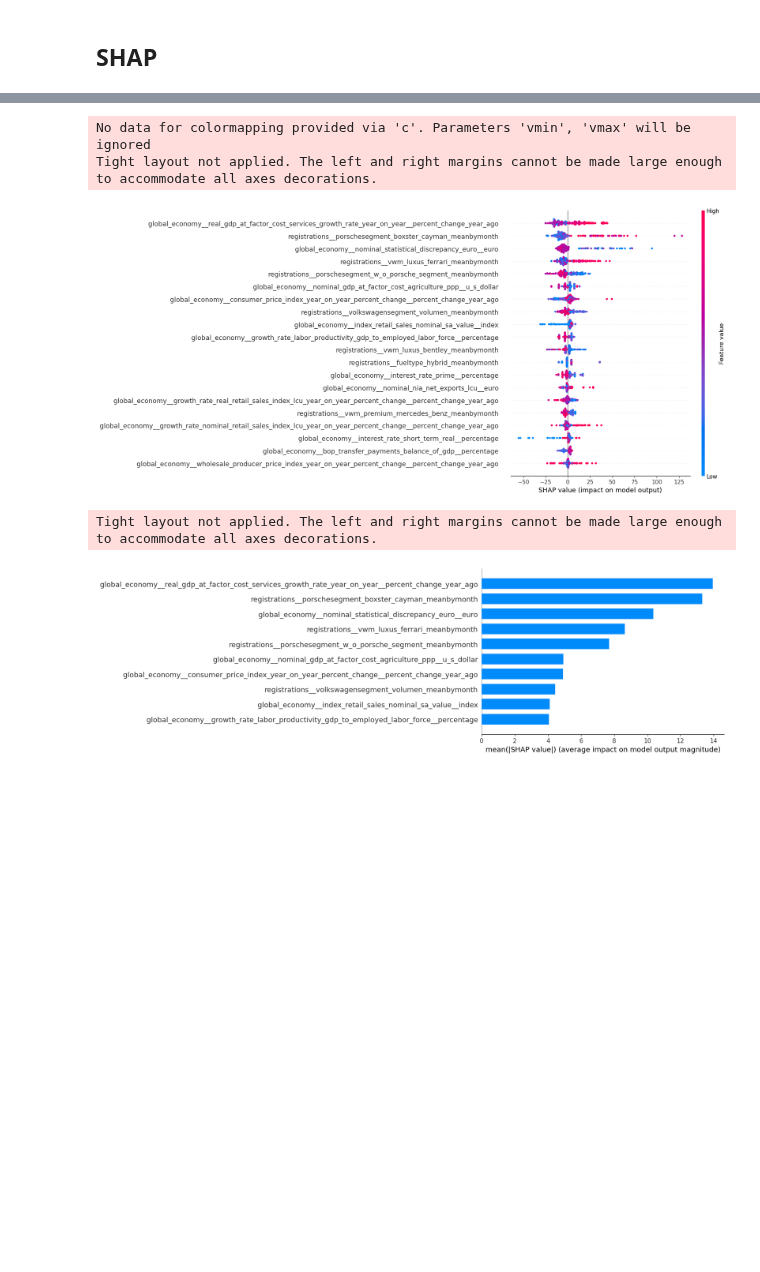
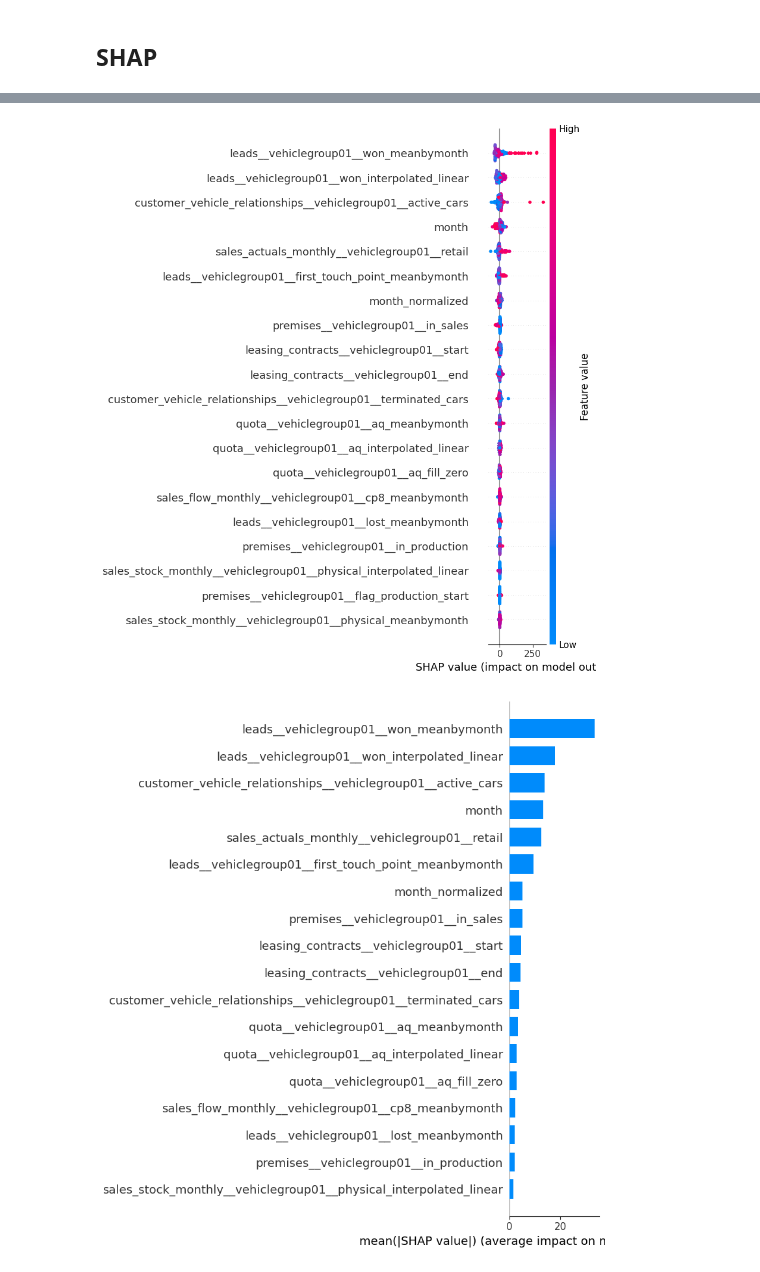
Before and after one commit to zuivu/porsche-forecast-sale, a Jupyter notebook: features_internal.ipynb, the cells around one changed output, grey strips where cells are left out. Drawn from its saved outputs; the diff is of its cells as text; code cells hidden in the pictures; blank space fills up the shorter version.

```diff
--- a/features_internal.ipynb
+++ b/features_internal.ipynb
@@ -148,7 +163,7 @@ X_with_target
 use_all_features = True
 # if false, assign checkup_features here
 checkup_features = ['quota__vehiclegroup01__aq'],['sales_flow_monthly__vehiclegroup01__cp8']
-input_df = df_external
+input_df = X
 
 #methods
 mean_per_month = True
@@ -268,6 +289,6 @@ Using `tqdm.autonotebook.tqdm` in notebook mode. Use `tqdm.tqdm` instead to forc
 # %%
 X= output_df
-
+print(X)
 # Replace countrynames with numbers 1 to 4
 if 'countryname' in X.columns:
     countryMapping = {'Country A': 1, 'Country B': 2, 'Country C': 3, 'Country D': 4}
@@ -277,6 +298,7 @@ if 'countryname' in X.columns:
 print(X.dtypes)
 
 
-y= df_internal.iloc[:, 3]
+
+#y= df_internal.iloc[:, 3]
 y.head()
 # %% [output]
@@ -310,12 +337,9 @@ Accuracy Score of the Model is:  0.999999978138381
 # %%
 shap.summary_plot(shap_values, X)
-shap.summary_plot(shap_values, X, plot_type='bar', max_display=10)
+shap.summary_plot(shap_values, X, plot_type='bar', max_display=18)
 # %% [output]
-No data for colormapping provided via 'c'. Parameters 'vmin', 'vmax' will be ignored
-Tight layout not applied. The left and right margins cannot be made large enough to accommodate all axes decorations.
-[figure, old version]
+[figure, new version]
-Tight layout not applied. The left and right margins cannot be made large enough to accommodate all axes decorations.
-[figure, old version]
+[figure, new version]
 # %%
 summaryPlot_data = shap.summary_plot(shap_values, X)
 
```
Also changed, not shown: parts of 18 cells of this notebook, 1 other file.
